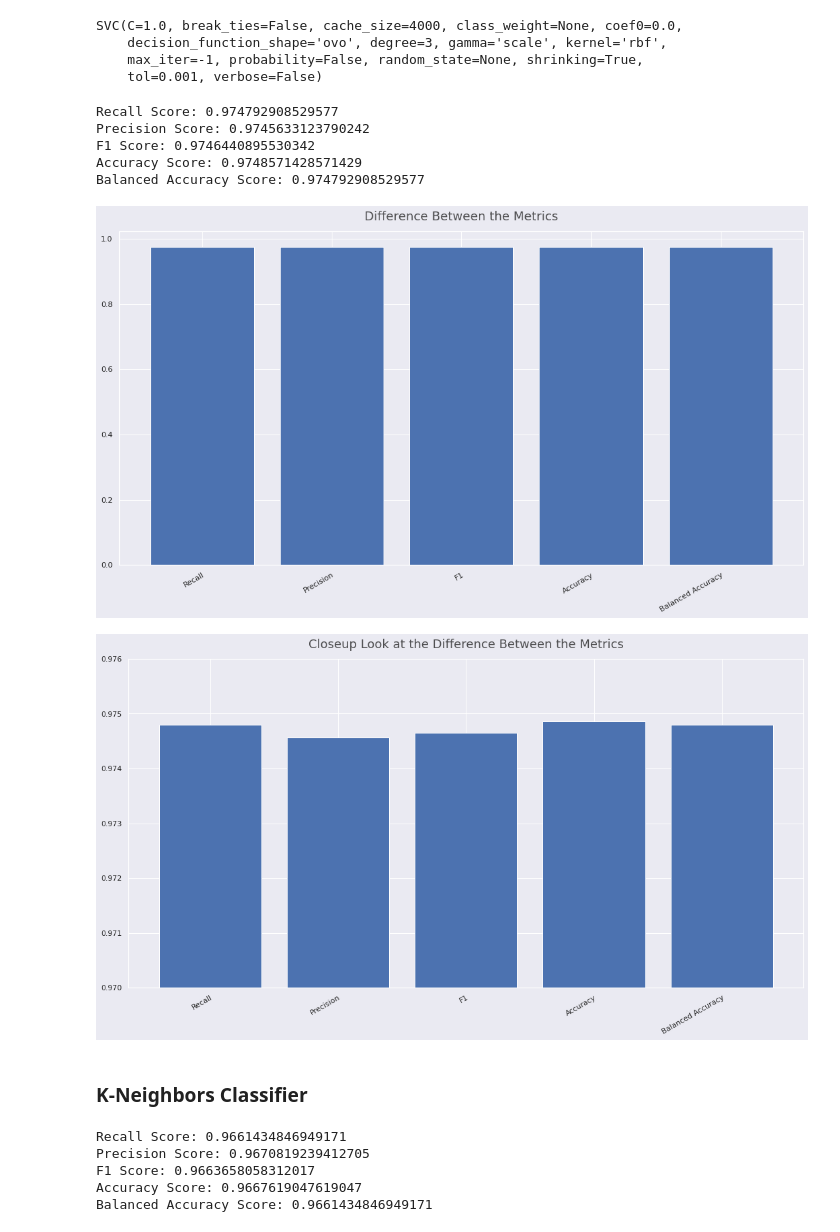
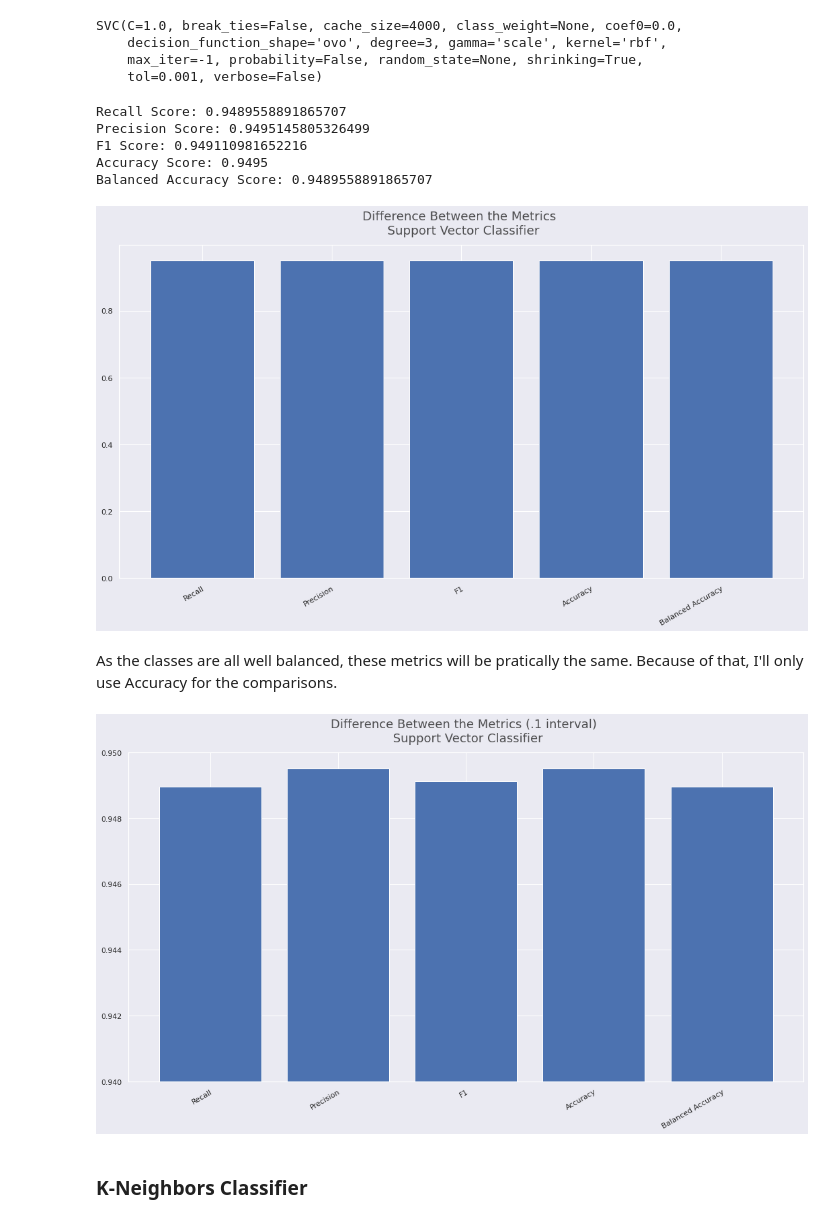
Before and after one commit to pedrohortencio/machine-learning-gladiator, a Jupyter notebook: MNIST/MNIST_Gladiator.ipynb, the cells around one changed output. Saved outputs shown, nothing was run; the diff lists cells and outputs as text; code cells hidden in the pictures.

Commit message:
feat: add new models and visualizations

```diff
--- a/MNIST/MNIST_Gladiator.ipynb
+++ b/MNIST/MNIST_Gladiator.ipynb
@@ -73,3 +73,19 @@ X_test = X_test.astype('float32') / 255
 
 (X_train, X_validation,
  y_train, y_validation) = train_test_split(X, y, random_state=0)
+# %%
+print(X_train.shape)
+print(y_train.shape)
+print(X_validation.shape)
+print(y_validation.shape)
+
+X_train = X_train[:5000]
+y_train = y_train[:5000]
+X_validation = X_validation[:2000]
+y_validation = y_validation[:2000]
+
+print()
+print(X_train.shape)
+print(y_train.shape)
+print(X_validation.shape)
+print(y_validation.shape)
@@ -163,11 +193,11 @@ print('F1 Score:', f1_svc)
 print('Accuracy Score:', acc_svc)
 print('Balanced Accuracy Score:', bacc_svc)
 # %% [output]
-Recall Score: 0.974792908529577
-Precision Score: 0.9745633123790242
-F1 Score: 0.9746440895530342
-Accuracy Score: 0.9748571428571429
-Balanced Accuracy Score: 0.974792908529577
+Recall Score: 0.9489558891865707
+Precision Score: 0.9495145805326499
+F1 Score: 0.949110981652216
+Accuracy Score: 0.9495
+Balanced Accuracy Score: 0.9489558891865707
 # %%
 fig = plt.figure(figsize=(18, 9))
 fig.patch.set_facecolor('#eaeaf2')
@@ -176,24 +206,26 @@ plt.bar(['Recall', 'Precision', 'F1', 'Accuracy', 'Balanced Accuracy'],
         [recall_svc, precision_svc, f1_svc, acc_svc, bacc_svc])
 plt.xticks(rotation=30, rotation_mode="anchor", ha='right')
 
-plt.title('Difference Between the Metrics',
+plt.title('Difference Between the Metrics \n Support Vector Classifier',
           size=18, alpha=0.8, y=1.02)
 plt.show();
 # %% [output]
-[figure, old version]
+[figure, new version]
+# %% [markdown]
+As the classes are all well balanced, these metrics will be pratically the same. Because of that, I'll only use Accuracy for the comparisons.
 # %%
 fig = plt.figure(figsize=(18, 9))
 fig.patch.set_facecolor('#eaeaf2')
 
 plt.bar(['Recall', 'Precision', 'F1', 'Accuracy', 'Balanced Accuracy'],
         [recall_svc, precision_svc, f1_svc, acc_svc, bacc_svc])
-plt.ylim([0.97, 0.976])
+plt.ylim([0.94, 0.95])
 plt.xticks(rotation=30, rotation_mode="anchor", ha='right')
 
-plt.title('Closeup Look at the Difference Between the Metrics',
+plt.title('Difference Between the Metrics (.1 interval) \n Support Vector Classifier',
           size=18, alpha=0.8, y=1.02)
 plt.show();
 # %% [output]
-[figure, old version]
+[figure, new version]
 # %% [markdown]
 ### K-Neighbors Classifier
@@ -215,14 +237,0 @@ bacc_knn = balanced_accuracy_score(y_validation, predictions_knn)
-# %%
-dict_metrics['kNN'] = [recall_knn, precision_knn, f1_knn, acc_knn, bacc_knn]
-
-print('Recall Score:', recall_knn)
-print('Precision Score:', precision_knn)
-print('F1 Score:', f1_knn)
-print('Accuracy Score:', acc_knn)
-print('Balanced Accuracy Score:', bacc_knn)
-# %% [output]
-Recall Score: 0.9661434846949171
-Precision Score: 0.9670819239412705
-F1 Score: 0.9663658058312017
-Accuracy Score: 0.9667619047619047
-Balanced Accuracy Score: 0.9661434846949171
```
Also changed, not shown: parts of 51 cells of this notebook.
